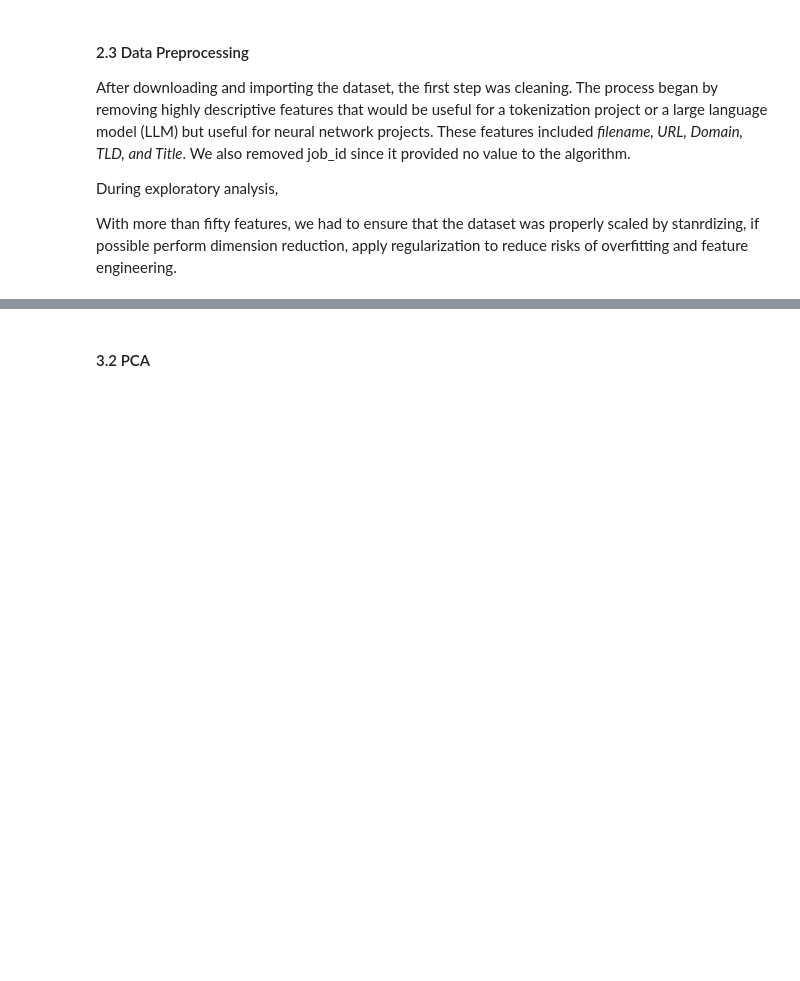
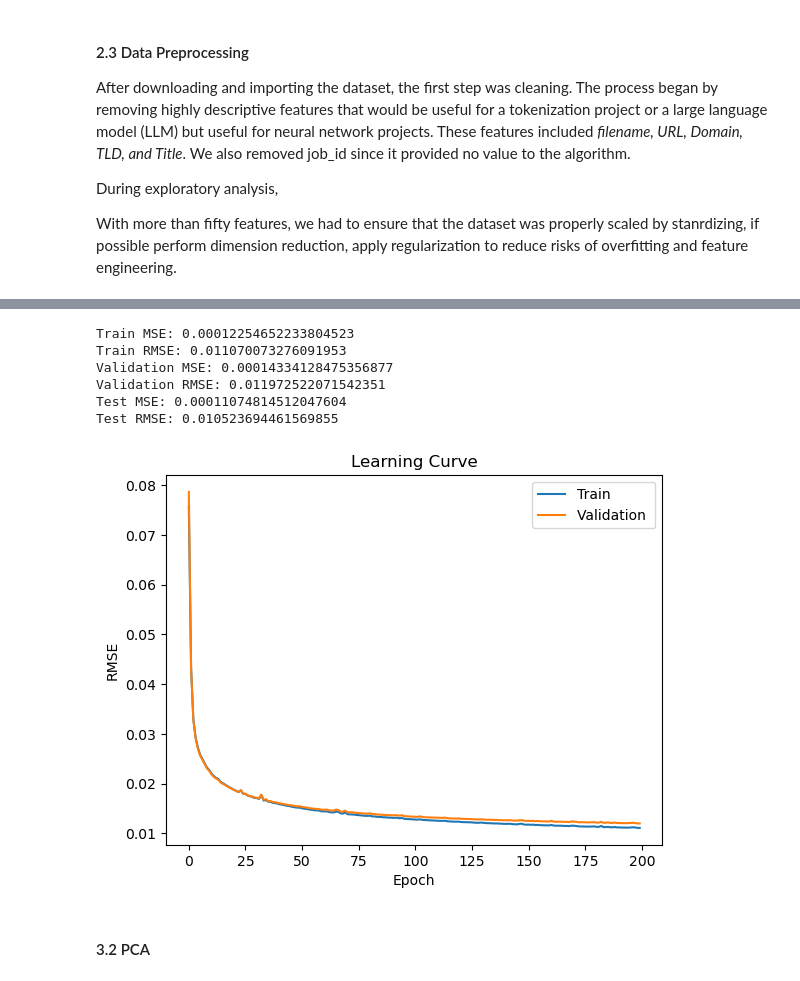
Before and after one commit to pmb-7684/Intro_MachineLearning, a Jupyter notebook: ML_final2025-2.ipynb, the cells around one changed output, grey strips where cells are left out. Saved outputs shown, nothing was run; the diff lists cells and outputs as text; code cells hidden in the pictures; blank space fills up the shorter version.

```diff
--- a/ML_final2025-2.ipynb
+++ b/ML_final2025-2.ipynb
@@ -800,3 +863,52 @@ Test RMSE: 0.010257590141495711
+# %%
+# neural Network with resampled data
+
+X_trn, y_trn, X_vld, y_vld, X_tst, y_tst = get_preprocessed_data1()
+
+nn = NeuralNetwork(
+    hidden_neurons=29,
+    output_neurons=1,
+    batch_size=61,
+    alpha=0.06,
+    epochs=200, #100
+    seed=0,
+    )
+
+nn.fit(X_trn, y_trn, X_vld=X_vld, y_vld=y_vld)
+y_hat_trn = nn.predict(X_trn)
+trn_mse_score = mse(y_trn, y_hat_trn)
+print(f"Train MSE: {trn_mse_score}")
+trn_rmse_score = rmse(y_trn, nn.predict(X_trn))
+print(f"Train RMSE: {trn_rmse_score}")
+
+
+y_hat_vld = nn.predict(X_vld)
+vld_mse_score = mse(y_vld, y_hat_vld)
+print(f"Validation MSE: {vld_mse_score}")
+trn_rmse_score = rmse(y_vld, nn.predict(X_vld))
+print(f"Validation RMSE: {trn_rmse_score}")
+
+y_hat_tst = nn.predict(X_tst)
+tst_mse_score = mse(y_tst, y_hat_tst)
+print(f"Test MSE: {tst_mse_score}")
+trn_rmse_score = rmse(y_tst, nn.predict(X_tst))
+print(f"Test RMSE: {trn_rmse_score}")
+
+plt.plot(nn.trn_error, label='Train ')
+plt.plot(nn.vld_error, label='Validation ')
+plt.title("Learning Curve")
+plt.ylabel("RMSE")
+plt.xlabel("Epoch")
+plt.legend()
+plt.show()
+# %% [output]
+Train MSE: 0.00012254652233804523
+Train RMSE: 0.011070073276091953
+Validation MSE: 0.00014334128475356877
+Validation RMSE: 0.011972522071542351
+Test MSE: 0.00011074814512047604
+Test RMSE: 0.010523694461569855
+[figure, added]
 # %% [markdown]
 #### 3.2    PCA
 # %%
```
Also changed, not shown: parts of 10 cells of this notebook.
